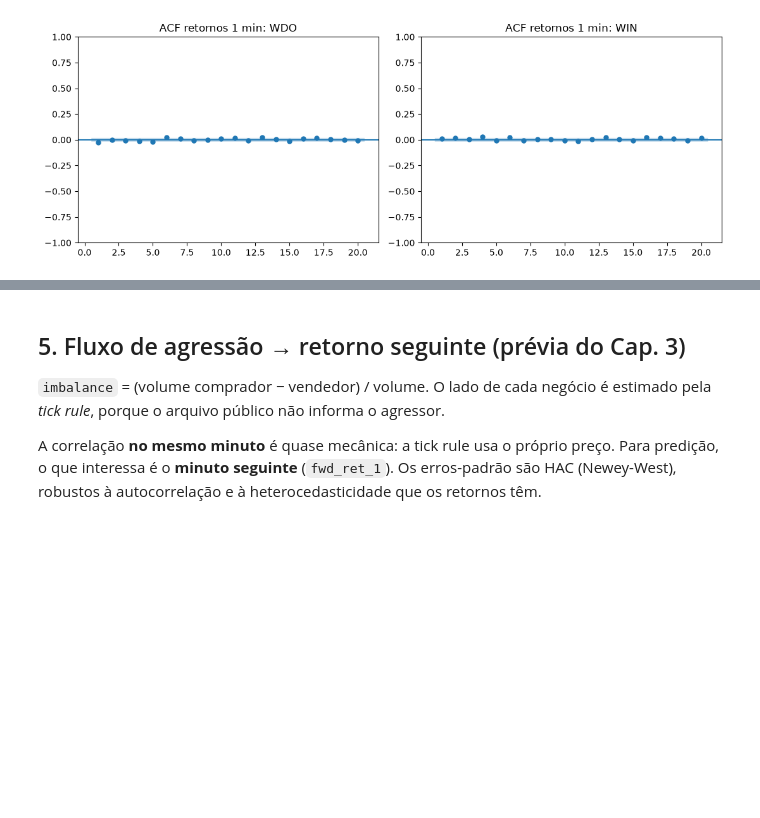
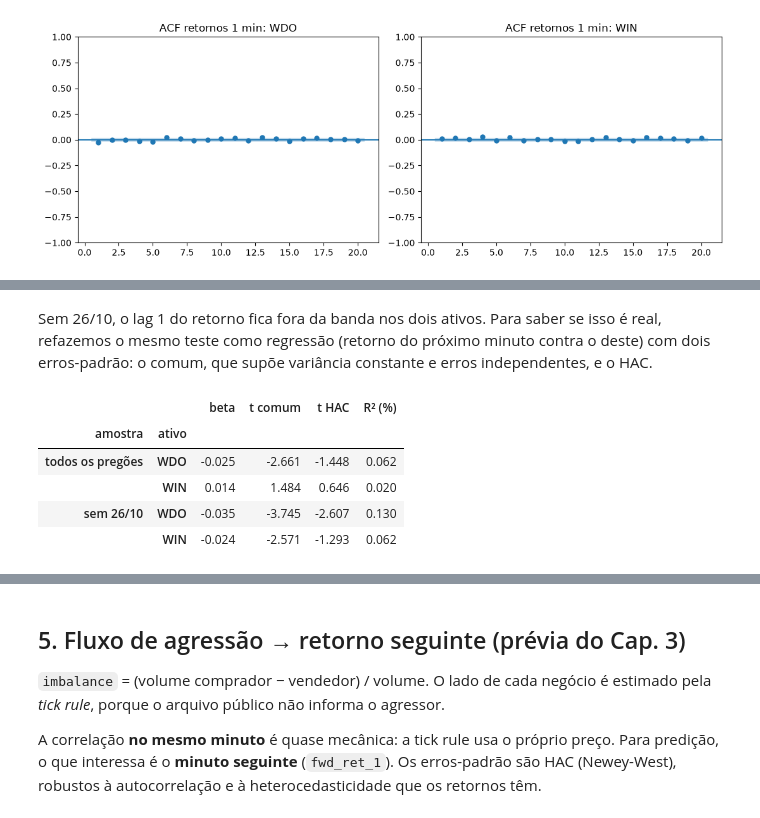
Before and after one commit to marcosemn/islp-b3-futures, a Jupyter notebook: notebooks/00_exploracao_wdo_win.ipynb, the cells around one changed output, grey strips where cells are left out. Drawn from its saved outputs; the diff is of its cells as text; code cells hidden in the pictures; blank space fills up the shorter version.

```diff
--- a/notebooks/00_exploracao_wdo_win.ipynb
+++ b/notebooks/00_exploracao_wdo_win.ipynb
@@ -212,0 +215,19 @@ pd.DataFrame(rows).set_index(["amostra", "ativo"]).round(3)
+# %% [markdown]
+Sem 26/10, o lag 1 do retorno fica fora da banda nos dois ativos. Para saber se isso é real, refazemos o mesmo teste como regressão (retorno do próximo minuto contra o deste) com dois erros-padrão: o comum, que supõe variância constante e erros independentes, e o HAC.
+# %%
+rows = []
+for nome, conjunto in [("todos os pregões", bars), ("sem 26/10", sem_26)]:
+    for root, b in conjunto.items():
+        d = b[["ret", "fwd_ret_1"]].dropna() * 1e4
+        comum = smf.ols("fwd_ret_1 ~ ret", d).fit()
+        hac = smf.ols("fwd_ret_1 ~ ret", d).fit(cov_type="HAC", cov_kwds={"maxlags": 5})
+        rows.append({"amostra": nome, "ativo": root, "beta": comum.params["ret"], "t comum": comum.tvalues["ret"],
+                     "t HAC": hac.tvalues["ret"], "R² (%)": 100 * comum.rsquared})
+pd.DataFrame(rows).set_index(["amostra", "ativo"]).round(3)
+# %% [output]
+|  |  | beta | t comum | t HAC | R² (%) |
+| amostra | ativo |  |  |  |  |
+| todos os pregões | WDO | -0.025 | -2.661 | -1.448 | 0.062 |
+|  | WIN | 0.014 | 1.484 | 0.646 | 0.020 |
+| sem 26/10 | WDO | -0.035 | -3.745 | -2.607 | 0.130 |
+|  | WIN | -0.024 | -2.571 | -1.293 | 0.062 |
```
Also changed, not shown: parts of 8 cells of this notebook, 6 other files.
